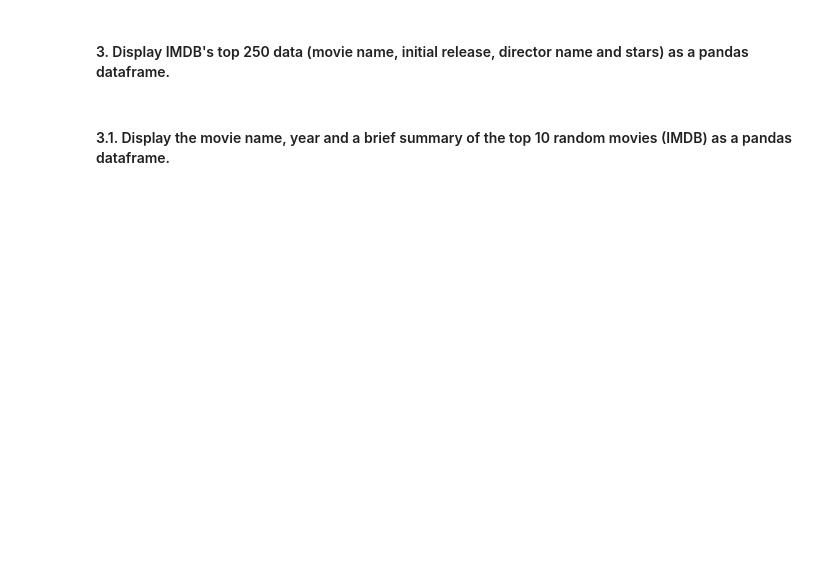
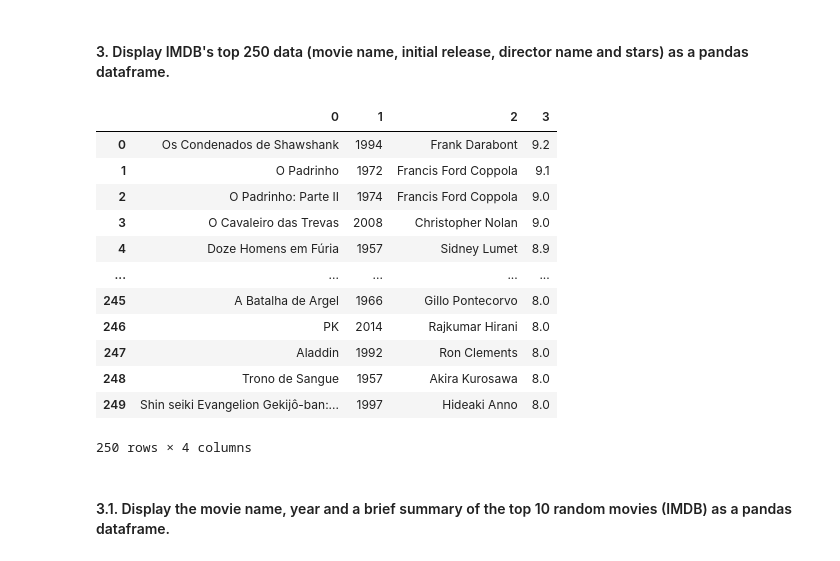
Before and after one commit to ta-data-lis/lab-web-scraping, a Jupyter notebook: your-code/main.ipynb, the cells around one changed output. Saved outputs shown, nothing was run; the diff lists cells and outputs as text; code cells hidden in the pictures; blank space fills up the shorter version.

```diff
--- a/your-code/main.ipynb
+++ b/your-code/main.ipynb
@@ -125,3 +248,83 @@ url = 'https://www.imdb.com/chart/top'
+# %%
+# your code here
+response = requests.get(url)
+html = response.text
+
+#to look for the TITLES:
+soup = BeautifulSoup(html, 'html.parser') #we used the default parser (html)
+movietags = soup.select('td.titleColumn')
+stars = soup.find_all('td', attrs = {'class': 'ratingColumn imdbRating'})
+#all years:
+clean_years_list = []
+for i in range(0, 250):
+    clean_years = movietags[i].find('span').get_text().replace('(','').replace(')','')
+    #print(clean_years)
+    clean_years_list.append(clean_years)
+
+#print(clean_years_list)
+#movie titles:
+clean_title_list = []
+for j in range(0, 250):
+    clean_titles = movietags[j].find('a').get_text()
+    clean_title_list.append(clean_titles)
+#print(clean_title_list)
+#directors:
+clean_director_list = []
+for k in range(0, 250):
+    clean_directors = movietags[k].find('a').get('title').split(' (')[0]
+    clean_director_list.append(clean_directors)
+#print(clean_director_list)
+#stars:
+clean_stars_list = []
+for l in range(0, 250):
+    clean_stars = stars[l].get_text(strip = True)
+    clean_stars_list.append(clean_stars)
+#print(clean_stars_list)#to look for the TITLES:
+soup = BeautifulSoup(html, 'html.parser') #we used the default parser (html)
+#all years:
+clean_years_list = []
+for i in range(0, 250):
+    clean_years = movietags[i].find('span').get_text().replace('(','').replace(')','')
+    #print(clean_years)
+    clean_years_list.append(clean_years)
+#print(clean_years_list)
+#movie titles:
+clean_title_list = []
+for j in range(0, 250):
+    clean_titles = movietags[j].find('a').get_text()
+    clean_title_list.append(clean_titles)
+#print(clean_title_list)
+#directors:
+clean_director_list = []
+for k in range(0, 250):
+    clean_directors = movietags[k].find('a').get('title').split(' (')[0]
+    clean_director_list.append(clean_directors)
+#print(clean_director_list)
+#stars:
+clean_stars_list = []
+for l in range(0, 250):
+    clean_stars = stars[l].get_text(strip = True)
+    clean_stars_list.append(clean_stars)
+#print(clean_stars_list)
+
+final_list = [clean_title_list, clean_years_list, clean_director_list, clean_stars_list]
+df = pd.DataFrame(final_list).T
+
+df
+# %% [output]
+|  | 0 | 1 | 2 | 3 |
+| 0 | Os Condenados de Shawshank | 1994 | Frank Darabont | 9.2 |
+| 1 | O Padrinho | 1972 | Francis Ford Coppola | 9.1 |
+| 2 | O Padrinho: Parte II | 1974 | Francis Ford Coppola | 9.0 |
+| 3 | O Cavaleiro das Trevas | 2008 | Christopher Nolan | 9.0 |
+| 4 | Doze Homens em Fúria | 1957 | Sidney Lumet | 8.9 |
+| ... | ... | ... | ... | ... |
+| 245 | A Batalha de Argel | 1966 | Gillo Pontecorvo | 8.0 |
+| 246 | PK | 2014 | Rajkumar Hirani | 8.0 |
+| 247 | Aladdin | 1992 | Ron Clements | 8.0 |
+| 248 | Trono de Sangue | 1957 | Akira Kurosawa | 8.0 |
+| 249 | Shin seiki Evangelion Gekijô-ban:... | 1997 | Hideaki Anno | 8.0 |
+250 rows × 4 columns
 # %% [markdown]
 #### 3.1. Display the movie name, year and a brief summary of the top 10 random movies (IMDB) as a pandas dataframe.
 # %%
```
Also changed, not shown: parts of 21 cells of this notebook.
